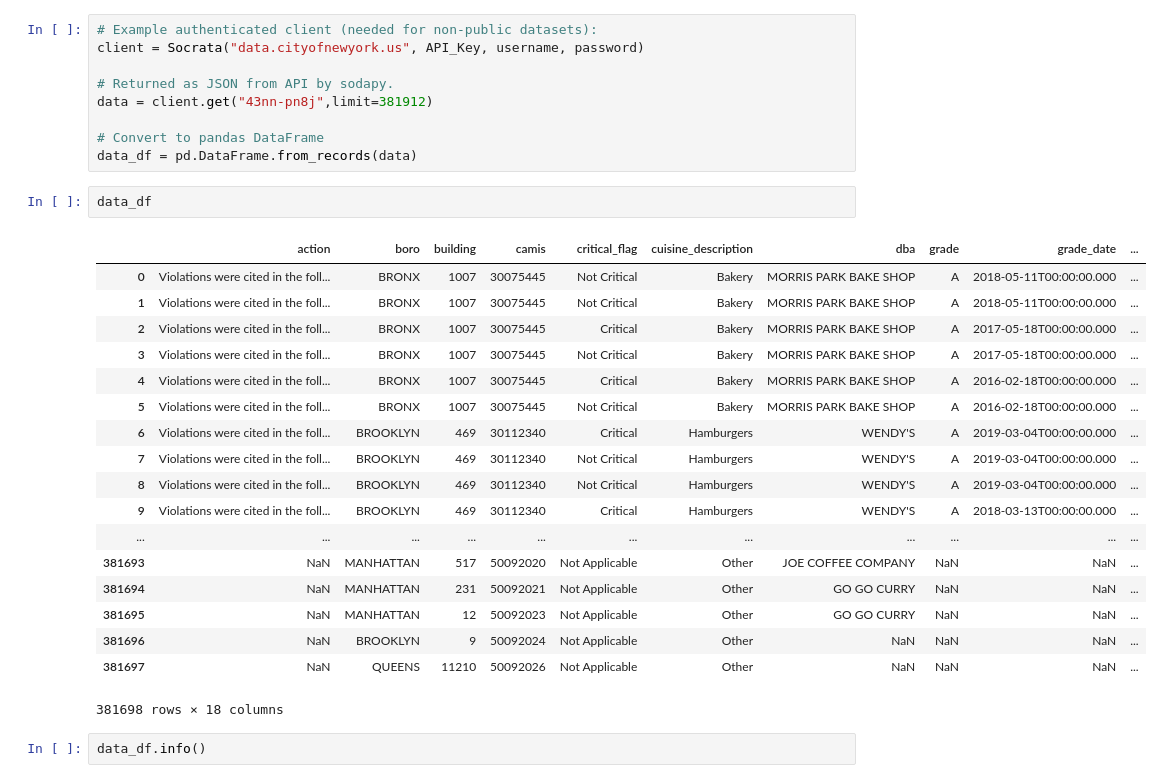
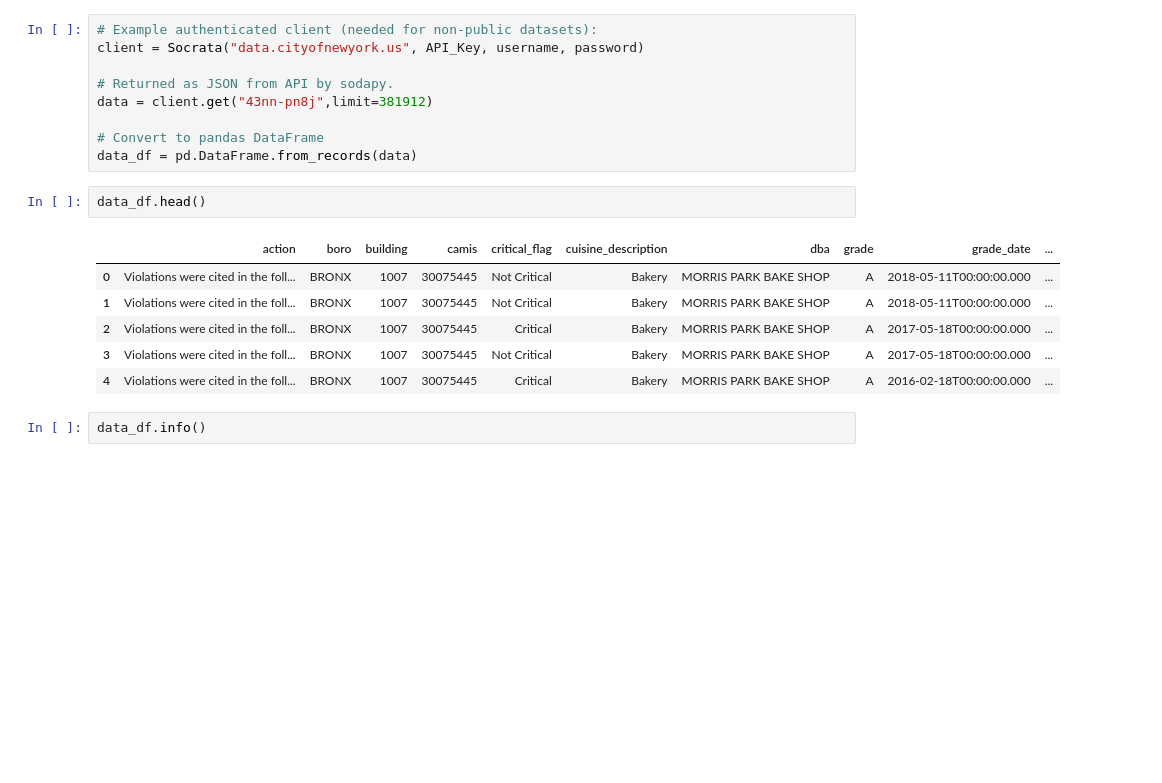
Before and after one commit to vknguyen1902/nyc-restaurants-inspections, a Jupyter notebook: json-restaurants-inspections.ipynb, the cells around one changed output. Drawn from its saved outputs; the diff is of its cells as text; blank space fills up the shorter version.

```diff
--- a/json-restaurants-inspections.ipynb
+++ b/json-restaurants-inspections.ipynb
@@ -23,26 +23,14 @@ data = client.get("43nn-pn8j",limit=381912)
 # Convert to pandas DataFrame
 data_df = pd.DataFrame.from_records(data)
 # %%
-data_df
+data_df.head()
 # %% [output]
 |  | action | boro | building | camis | critical_flag | cuisine_description | dba | grade | grade_date | ... |
 | 0 | Violations were cited in the foll... | BRONX | 1007 | 30075445 | Not Critical | Bakery | MORRIS PARK BAKE SHOP | A | 2018-05-11T00:00:00.000 | ... |
 | 1 | Violations were cited in the foll... | BRONX | 1007 | 30075445 | Not Critical | Bakery | MORRIS PARK BAKE SHOP | A | 2018-05-11T00:00:00.000 | ... |
 | 2 | Violations were cited in the foll... | BRONX | 1007 | 30075445 | Critical | Bakery | MORRIS PARK BAKE SHOP | A | 2017-05-18T00:00:00.000 | ... |
 | 3 | Violations were cited in the foll... | BRONX | 1007 | 30075445 | Not Critical | Bakery | MORRIS PARK BAKE SHOP | A | 2017-05-18T00:00:00.000 | ... |
 | 4 | Violations were cited in the foll... | BRONX | 1007 | 30075445 | Critical | Bakery | MORRIS PARK BAKE SHOP | A | 2016-02-18T00:00:00.000 | ... |
-| 5 | Violations were cited in the foll... | BRONX | 1007 | 30075445 | Not Critical | Bakery | MORRIS PARK BAKE SHOP | A | 2016-02-18T00:00:00.000 | ... |
-| 6 | Violations were cited in the foll... | BROOKLYN | 469 | 30112340 | Critical | Hamburgers | WENDY'S | A | 2019-03-04T00:00:00.000 | ... |
-| 7 | Violations were cited in the foll... | BROOKLYN | 469 | 30112340 | Not Critical | Hamburgers | WENDY'S | A | 2019-03-04T00:00:00.000 | ... |
-| 8 | Violations were cited in the foll... | BROOKLYN | 469 | 30112340 | Not Critical | Hamburgers | WENDY'S | A | 2019-03-04T00:00:00.000 | ... |
-| 9 | Violations were cited in the foll... | BROOKLYN | 469 | 30112340 | Critical | Hamburgers | WENDY'S | A | 2018-03-13T00:00:00.000 | ... |
-| ... | ... | ... | ... | ... | ... | ... | ... | ... | ... | ... |
-| 381693 | NaN | MANHATTAN | 517 | 50092020 | Not Applicable | Other | JOE COFFEE COMPANY | NaN | NaN | ... |
-| 381694 | NaN | MANHATTAN | 231 | 50092021 | Not Applicable | Other | GO GO CURRY | NaN | NaN | ... |
-| 381695 | NaN | MANHATTAN | 12 | 50092023 | Not Applicable | Other | GO GO CURRY | NaN | NaN | ... |
-| 381696 | NaN | BROOKLYN | 9 | 50092024 | Not Applicable | Other | NaN | NaN | NaN | ... |
-| 381697 | NaN | QUEENS | 11210 | 50092026 | Not Applicable | Other | NaN | NaN | NaN | ... |
-381698 rows × 18 columns
 # %%
 data_df.info()
 # %% [output]
```
Also changed, not shown: parts of 3 cells of this notebook.
